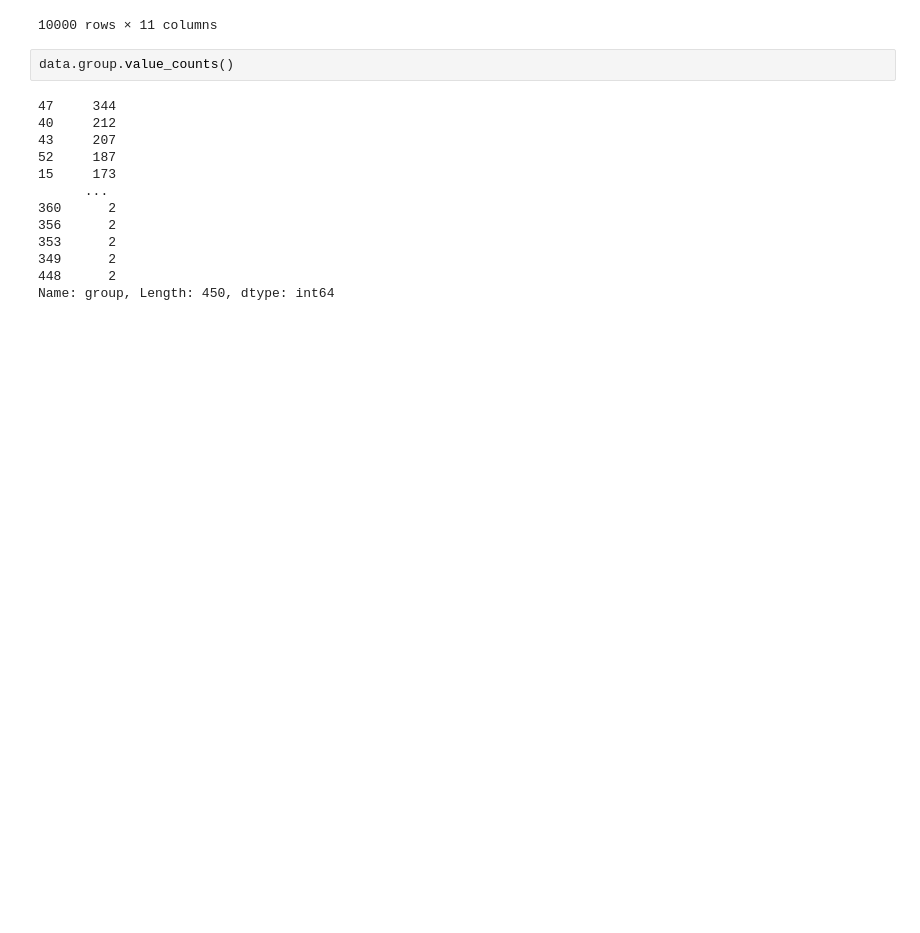
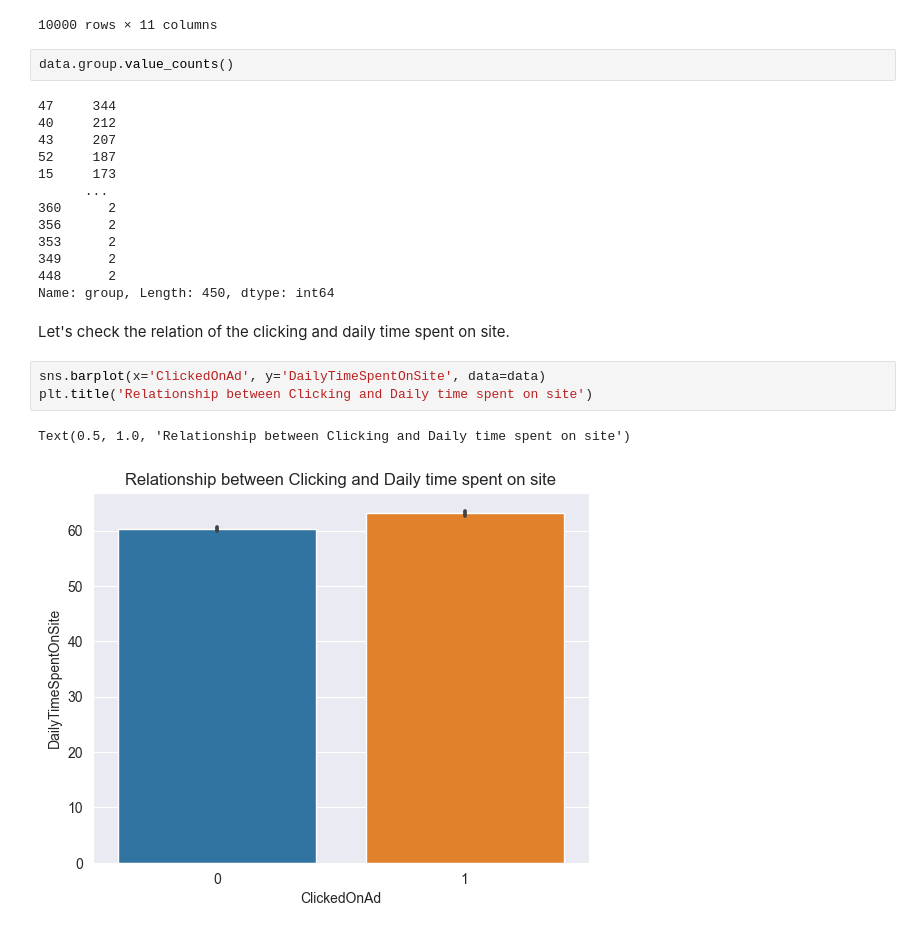
Before and after one commit to pooyanosk1382/ML, a Jupyter notebook: Assignment4/Advertising/Click.ipynb, the cells around one changed output. Cells and saved outputs as stored; diff of their text form; blank space fills up the shorter version.

```diff
--- a/Assignment4/Advertising/Click.ipynb
+++ b/Assignment4/Advertising/Click.ipynb
@@ -152,3 +177,11 @@ data.group.value_counts()
 349      2
 448      2
 Name: group, Length: 450, dtype: int64
+# %% [markdown]
+Let's check the relation of the clicking and daily time spent on site.
+# %%
+sns.barplot(x='ClickedOnAd', y='DailyTimeSpentOnSite', data=data)
+plt.title('Relationship between Clicking and Daily time spent on site')
+# %% [output]
+Text(0.5, 1.0, 'Relationship between Clicking and Daily time spent on site')
+[figure, added]
```
Also changed, not shown: parts of 36 cells of this notebook, 1 other file.
